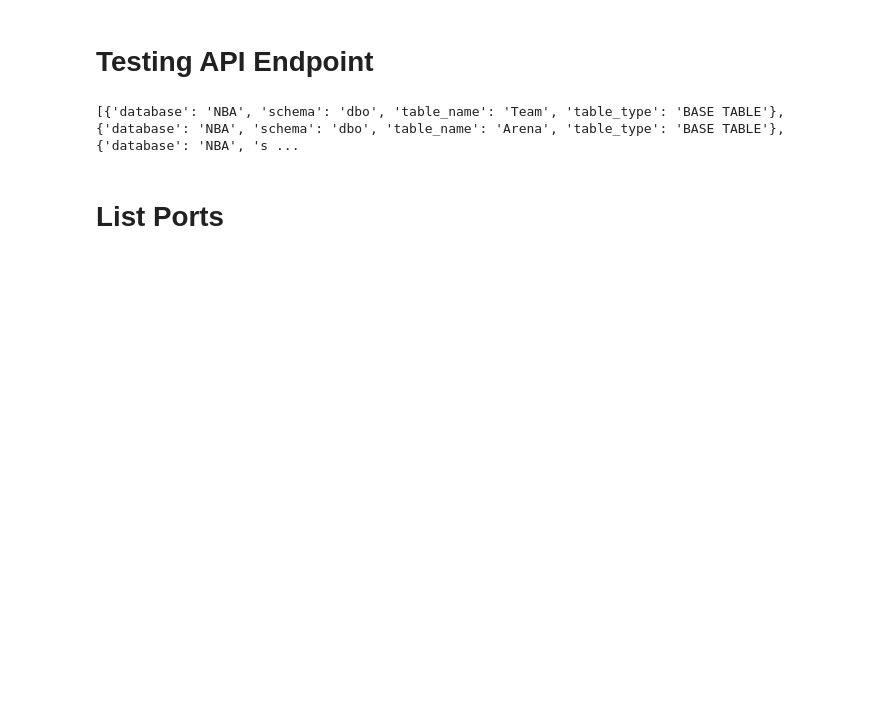
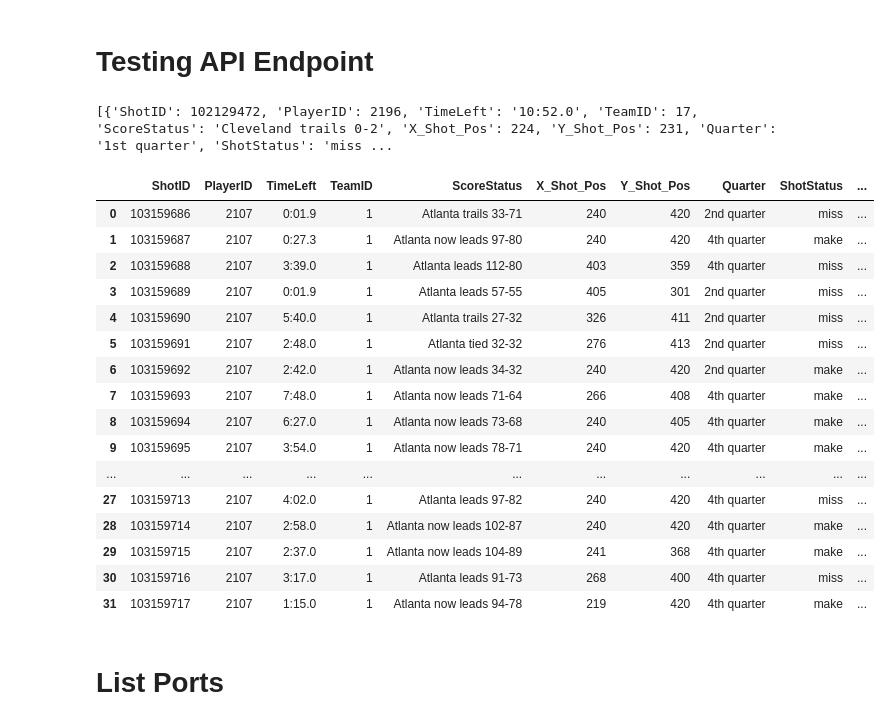
Before and after one commit to dizzydwarfus/Personal_Projects, a Jupyter notebook: nba_airflow/core/sql/sqlalchemyv2.ipynb, the cells around one changed output. Drawn from its saved outputs; the diff is of its cells as text; code cells hidden in the pictures; blank space fills up the shorter version.

```diff
--- a/nba_airflow/core/sql/sqlalchemyv2.ipynb
+++ b/nba_airflow/core/sql/sqlalchemyv2.ipynb
@@ -727,11 +742,34 @@ players.loc[players['PlayerName'].str.contains('Nikola')]
 # %%
 import requests
 
-url = 'http://127.0.0.1:5000/api/tables'
-r = requests.get(url)
-print(r.json()['tables'])
+tables = 'http://127.0.0.1:5000/api/shots?player_name=lebron&limit=100'
+r = requests.get(tables)
+print(r.json()['shots'])
 # %% [output]
-[{'database': 'NBA', 'schema': 'dbo', 'table_name': 'Team', 'table_type': 'BASE TABLE'}, {'database': 'NBA', 'schema': 'dbo', 'table_name': 'Arena', 'table_type': 'BASE TABLE'}, {'database': 'NBA', 's ...
+[{'ShotID': 102129472, 'PlayerID': 2196, 'TimeLeft': '10:52.0', 'TeamID': 17, 'ScoreStatus': 'Cleveland trails 0-2', 'X_Shot_Pos': 224, 'Y_Shot_Pos': 231, 'Quarter': '1st quarter', 'ShotStatus': 'miss ...
+# %%
+player_id = 2196
+shots = 'http://127.0.0.1:5000/api/shots?player_id={}'.format(player_id)
+r = requests.get(shots).json()['shots']
+pd.DataFrame(r)
+# %% [output]
+|  | ShotID | PlayerID | TimeLeft | TeamID | ScoreStatus | X_Shot_Pos | Y_Shot_Pos | Quarter | ShotStatus | ... |
+| 0 | 103159686 | 2107 | 0:01.9 | 1 | Atlanta trails 33-71 | 240 | 420 | 2nd quarter | miss | ... |
+| 1 | 103159687 | 2107 | 0:27.3 | 1 | Atlanta now leads 97-80 | 240 | 420 | 4th quarter | make | ... |
+| 2 | 103159688 | 2107 | 3:39.0 | 1 | Atlanta leads 112-80 | 403 | 359 | 4th quarter | miss | ... |
+| 3 | 103159689 | 2107 | 0:01.9 | 1 | Atlanta leads 57-55 | 405 | 301 | 2nd quarter | miss | ... |
+| 4 | 103159690 | 2107 | 5:40.0 | 1 | Atlanta trails 27-32 | 326 | 411 | 2nd quarter | miss | ... |
+| 5 | 103159691 | 2107 | 2:48.0 | 1 | Atlanta tied 32-32 | 276 | 413 | 2nd quarter | miss | ... |
+| 6 | 103159692 | 2107 | 2:42.0 | 1 | Atlanta now leads 34-32 | 240 | 420 | 2nd quarter | make | ... |
+| 7 | 103159693 | 2107 | 7:48.0 | 1 | Atlanta now leads 71-64 | 266 | 408 | 4th quarter | make | ... |
+| 8 | 103159694 | 2107 | 6:27.0 | 1 | Atlanta now leads 73-68 | 240 | 405 | 4th quarter | make | ... |
+| 9 | 103159695 | 2107 | 3:54.0 | 1 | Atlanta now leads 78-71 | 240 | 420 | 4th quarter | make | ... |
+| ... | ... | ... | ... | ... | ... | ... | ... | ... | ... | ... |
+| 27 | 103159713 | 2107 | 4:02.0 | 1 | Atlanta leads 97-82 | 240 | 420 | 4th quarter | miss | ... |
+| 28 | 103159714 | 2107 | 2:58.0 | 1 | Atlanta now leads 102-87 | 240 | 420 | 4th quarter | make | ... |
+| 29 | 103159715 | 2107 | 2:37.0 | 1 | Atlanta now leads 104-89 | 241 | 368 | 4th quarter | make | ... |
+| 30 | 103159716 | 2107 | 3:17.0 | 1 | Atlanta leads 91-73 | 268 | 400 | 4th quarter | miss | ... |
+| 31 | 103159717 | 2107 | 1:15.0 | 1 | Atlanta now leads 94-78 | 219 | 420 | 4th quarter | make | ... |
 # %% [markdown]
 # List Ports
 # %%
```
Also changed, not shown: parts of 5 cells of this notebook, 1 other file.
